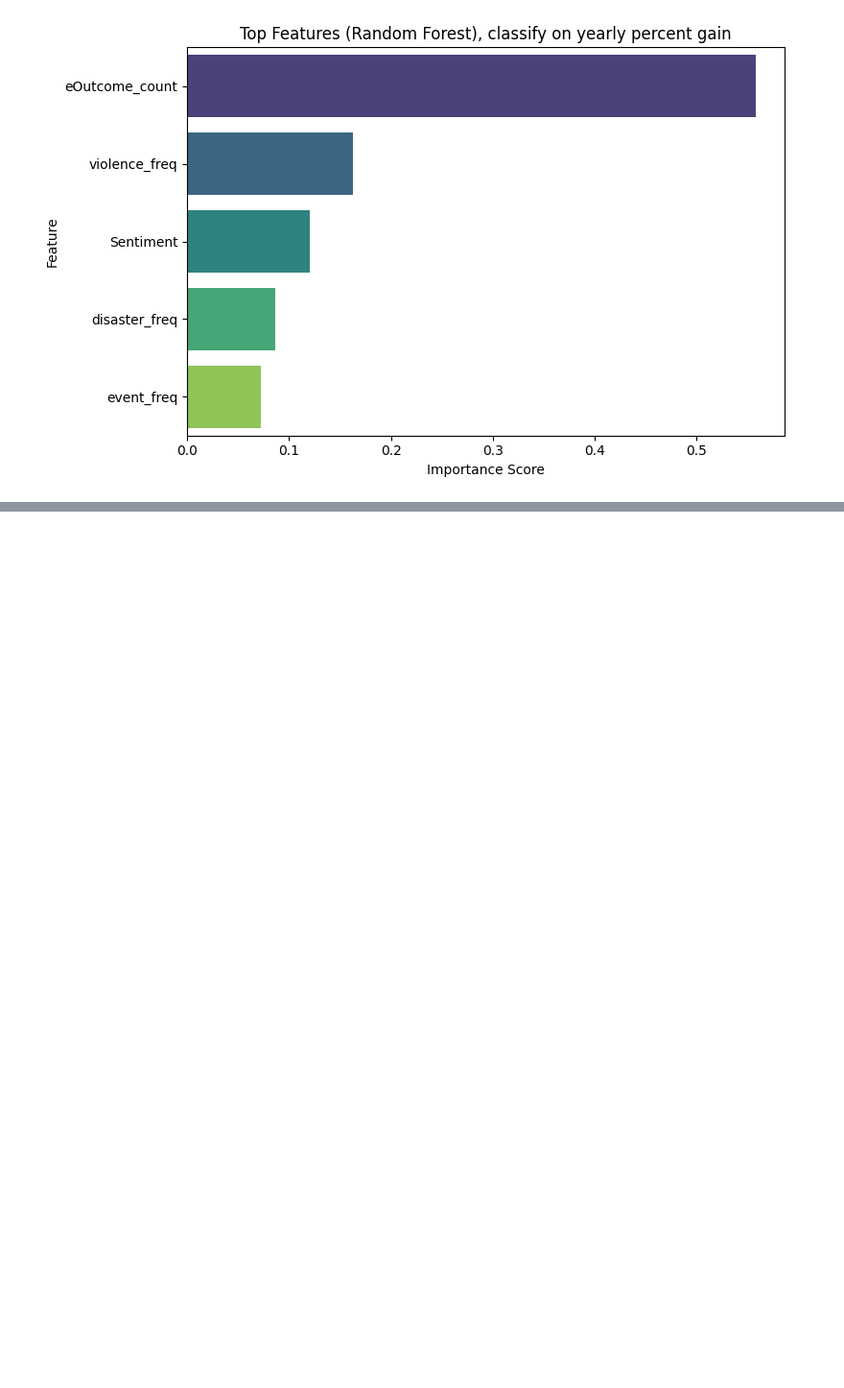
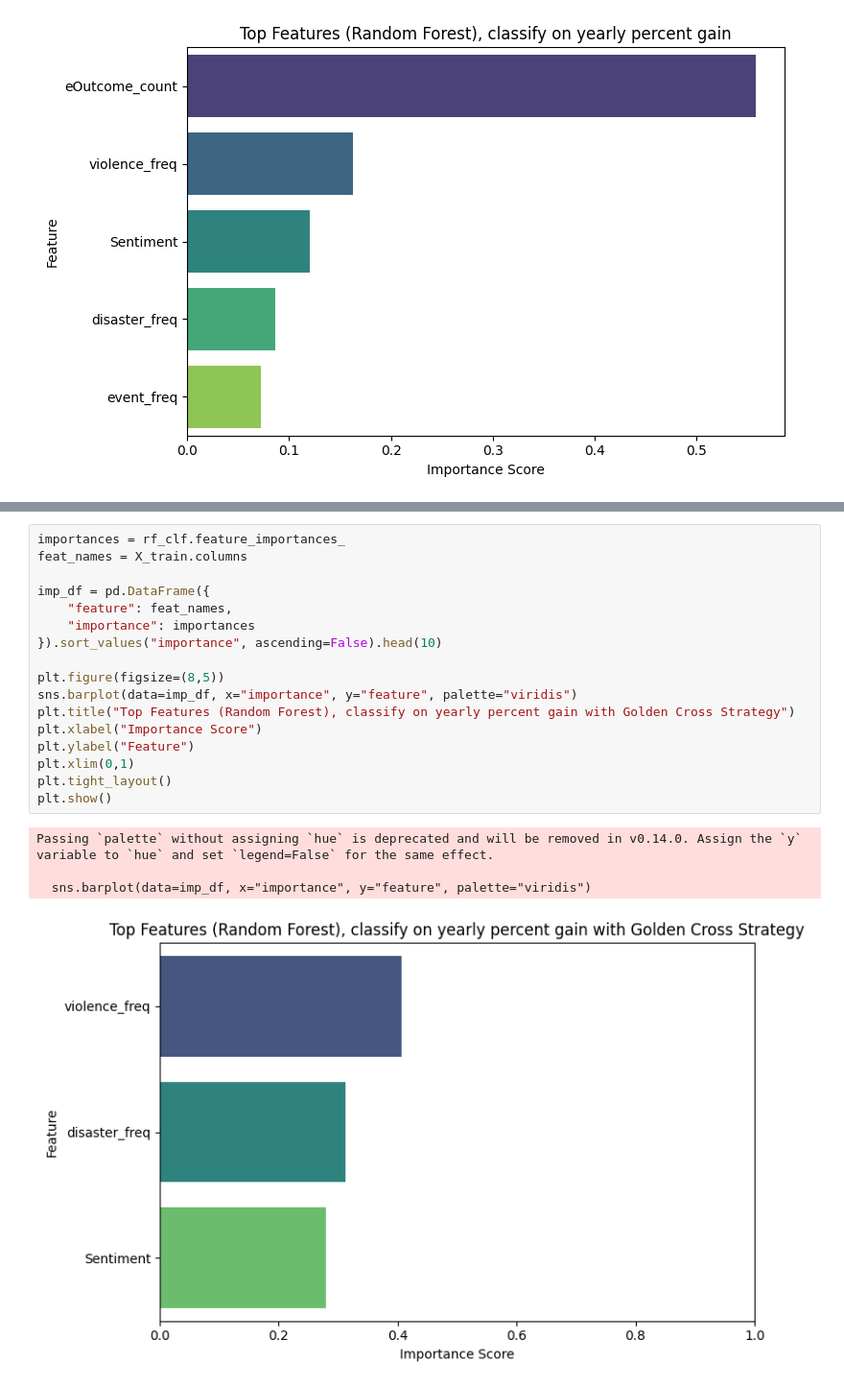
Before and after one commit to Omnomon/DSE200_finalProject, a Jupyter notebook: FinalProject/Final_Project_Fall2025_final.ipynb, the cells around one changed output, grey strips where cells are left out. Shown at 96% size. Drawn from its saved outputs; the diff is of its cells as text; blank space fills up the shorter version.

```diff
--- a/FinalProject/Final_Project_Fall2025_final.ipynb
+++ b/FinalProject/Final_Project_Fall2025_final.ipynb
@@ -1293,0 +1302,22 @@ Passing `palette` without assigning `hue` is deprecated and will be removed in v
+# %%
+importances = rf_clf.feature_importances_
+feat_names = X_train.columns
+
+imp_df = pd.DataFrame({
+    "feature": feat_names,
+    "importance": importances
+}).sort_values("importance", ascending=False).head(10)
+
+plt.figure(figsize=(8,5))
+sns.barplot(data=imp_df, x="importance", y="feature", palette="viridis")
+plt.title("Top Features (Random Forest), classify on yearly percent gain with Golden Cross Strategy")
+plt.xlabel("Importance Score")
+plt.ylabel("Feature")
+plt.xlim(0,1)
+plt.tight_layout()
+plt.show()
+# %% [output]
+Passing `palette` without assigning `hue` is deprecated and will be removed in v0.14.0. Assign the `y` variable to `hue` and set `legend=False` for the same effect.
+
+  sns.barplot(data=imp_df, x="importance", y="feature", palette="viridis")
+[figure, added]
```
Also changed, not shown: parts of 37 cells of this notebook.
